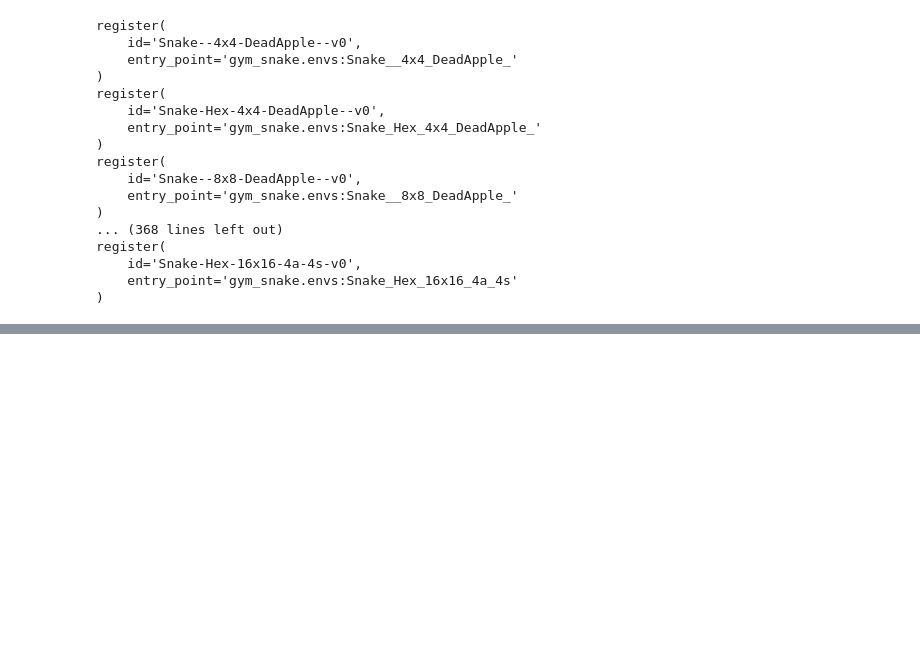
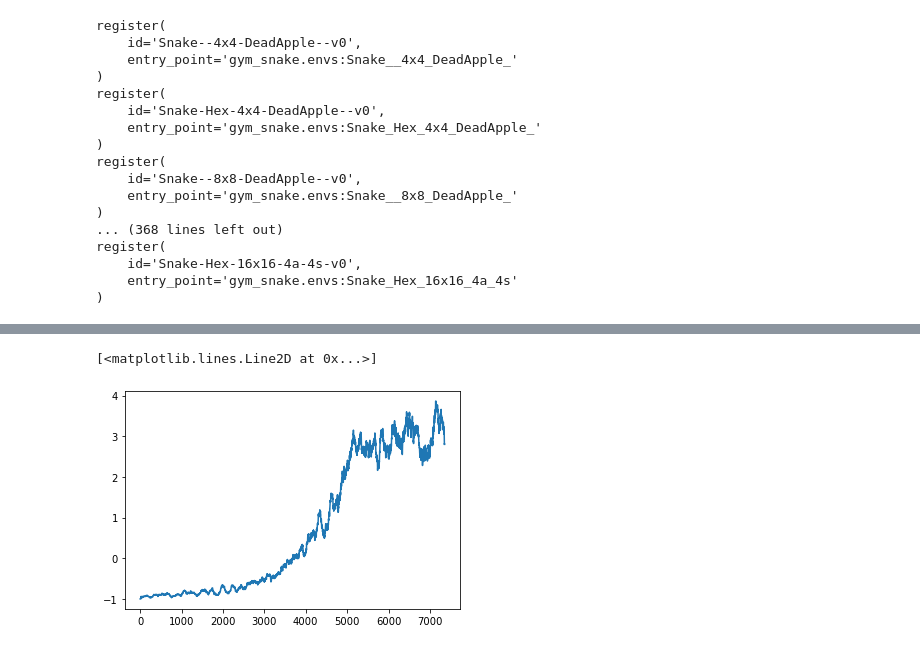
Before and after one commit to MaltheT/dl-project-grp21, a Jupyter notebook: src/snake_trainer_CNN.ipynb, the cells around one changed output, grey strips where cells are left out. Cells and saved outputs as stored; diff of their text form; code cells hidden in the pictures; blank space fills up the shorter version.

```diff
--- a/src/snake_trainer_CNN.ipynb
+++ b/src/snake_trainer_CNN.ipynb
@@ -113,13 +112,13 @@ class DQL_CNN(nn.Module):
 
     def __init__(self, outputs):
         super(DQL_CNN, self).__init__()
-        self.conv1 = nn.Conv2d(3, 8, kernel_size=3, padding='same')
+        self.conv1 = nn.Conv2d(3, 32, kernel_size=3, padding='same')
         self.maxpool1 = nn.MaxPool2d(kernel_size=2)
-        self.conv2 = nn.Conv2d(8, 16, kernel_size=5, padding='same')
+        self.conv2 = nn.Conv2d(32, 64, kernel_size=5, padding='same')
         self.maxpool2 = nn.MaxPool2d(kernel_size=2)
-        self.conv3 = nn.Conv2d(16, 64, kernel_size=5, padding='same')
+        self.conv3 = nn.Conv2d(64, 64, kernel_size=5, padding='same')
         self.bn1 = nn.BatchNorm2d(64)
-        self.fc1 = nn.Linear(1024, outputs)
+        self.fc1 = nn.Linear(256, outputs)
 
     def forward(self, x):
         x = x.to(device)
@@ -225,6 +244,11 @@ def select_action(state):
 
 losses = []
 mean_loss = []
+
+q_value = []
+moving_average_q_value = []
+
+
 def optimize_model():
 
     if len(memory) < BATCH_SIZE:
@@ -263,13 +287,16 @@ def optimize_model():
     # Compute the expected Q values
     expected_state_action_values = (next_state_values * GAMMA) + reward_batch
 
+    # Generating array for Q value
+    q_value.append(expected_state_action_values.to('cpu').detach().numpy())
+
+
     #print(expected_state_action_values.unsqueeze(1))
     #print(state_action_values)
     # Compute Huber loss
     loss = criterion(state_action_values, expected_state_action_values.unsqueeze(1))
 
-    losses.append(loss.to('cpu').detach().numpy())
-    mean_loss.append(np.mean(losses))
+    mean_loss.append(np.mean(loss.to('cpu').detach().numpy()))
 
     # Optimize the model
     optimizer.zero_grad()
@@ -284,7 +311,11 @@ save_path = 'models/snakeai'+str(num_model)+'.pkl'
 
 episode_reward = 0
 rewards = []
-moveing_average_rewards = []
+moving_average_rewards = []
+store_avg_rwd = []
+
+
+
 
 for i_episode in range(num_episodes):
 
@@ -293,7 +324,8 @@ for i_episode in range(num_episodes):
     if i_episode % 100 == 0 and i_episode != 0:
         print("playing episode: ", i_episode,"/",num_episodes,
         " mean loss => ", round(mean_loss[-1],4),
-        "mean reward => ", round(moveing_average_rewards[-1], 4))
+        "mean reward => ", round(moving_average_rewards[-1], 4))
+        store_avg_rwd.append(round(moving_average_rewards[-1], 4))
 
     # Initialize the environment and state
     env.reset()
@@ -329,7 +361,11 @@ for i_episode in range(num_episodes):
         if done:
             rewards.append(episode_reward.item())
             # Take the mean of the last 100 rewards
-            moveing_average_rewards.append(np.mean(rewards[-100:]))
+            moving_average_rewards.append(np.mean(rewards[-100:]))
+
+
+            moving_average_q_value.append(np.mean(q_value))
+
             break
 
         # Update the target network, copying all weights and biases in DQN
@@ -337,10 +373,13 @@ for i_episode in range(num_episodes):
             target_net.load_state_dict(policy_net.state_dict())
             torch.save(policy_net.state_dict(), save_path)
 
+
+    q_value = []
+
 print('Complete')
 env.close()
 plt.plot(rewards)
-plt.plot(moveing_average_rewards)
+
 plt.ioff()
 plt.show()
 # %% [output]
@@ -370,0 +394,5 @@ plt.plot(mean_loss[-len(mean_loss)+1000:])
+# %%
+plt.plot(moving_average_rewards)
+# %% [output]
+[<matplotlib.lines.Line2D at 0x...>]
+[figure, added]
```
Also changed, not shown: parts of 10 cells of this notebook, 1 other file.
